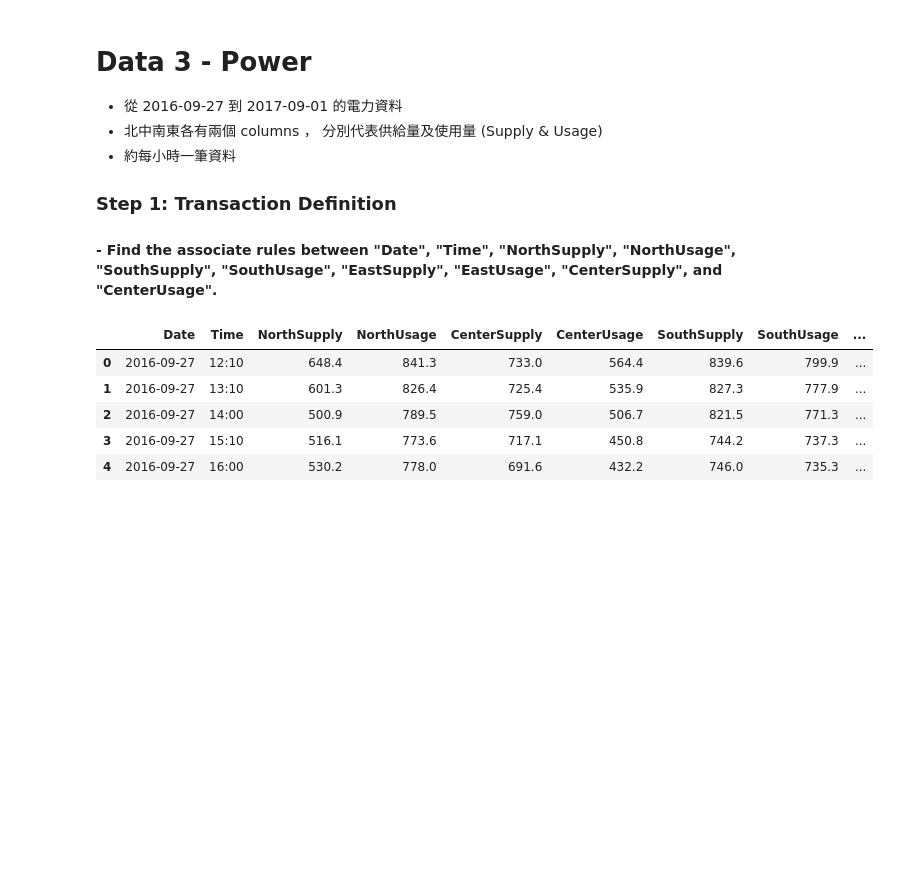
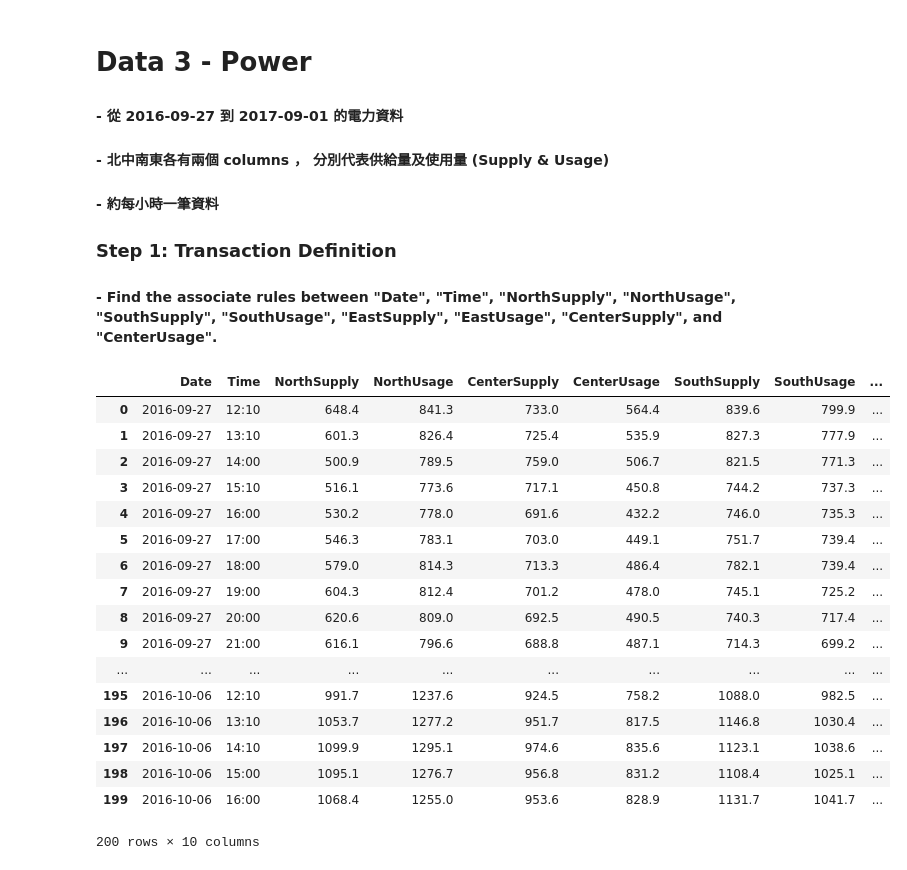
Before and after one commit to Coslate/DataMining_Lab2, a Jupyter notebook: DM106-2_Lab2_Power.ipynb, the cells around one changed output. Cells and saved outputs as stored; diff of their text form; code cells hidden in the pictures; blank space fills up the shorter version.

Commit message:
Update Power 20180406

```diff
--- a/DM106-2_Lab2_Power.ipynb
+++ b/DM106-2_Lab2_Power.ipynb
@@ -1,8 +1,8 @@
 # %% [markdown]
 # Data 3 - Power
-- 從 2016-09-27 到 2017-09-01 的電力資料
-- 北中南東各有兩個 columns ， 分別代表供給量及使用量 (Supply & Usage)
-- 約每小時一筆資料
+#### - 從 2016-09-27 到 2017-09-01 的電力資料
+#### - 北中南東各有兩個 columns ， 分別代表供給量及使用量 (Supply & Usage)
+#### - 約每小時一筆資料
 
 ### Step 1: Transaction Definition
 
@@ -10,22 +10,34 @@
 # %%
 import numpy as np
 import pandas as pd
 import matplotlib.pyplot as plt
 import pprint
 import time
 from sklearn.cluster import KMeans
 from pylab import rcParams
 %matplotlib inline
 
 power = pd.read_csv("power.csv")
-power.head()
+power.head(200)
 # %% [output]
 |  | Date | Time | NorthSupply | NorthUsage | CenterSupply | CenterUsage | SouthSupply | SouthUsage | ... |
 | 0 | 2016-09-27 | 12:10 | 648.4 | 841.3 | 733.0 | 564.4 | 839.6 | 799.9 | ... |
 | 1 | 2016-09-27 | 13:10 | 601.3 | 826.4 | 725.4 | 535.9 | 827.3 | 777.9 | ... |
 | 2 | 2016-09-27 | 14:00 | 500.9 | 789.5 | 759.0 | 506.7 | 821.5 | 771.3 | ... |
 | 3 | 2016-09-27 | 15:10 | 516.1 | 773.6 | 717.1 | 450.8 | 744.2 | 737.3 | ... |
 | 4 | 2016-09-27 | 16:00 | 530.2 | 778.0 | 691.6 | 432.2 | 746.0 | 735.3 | ... |
+| 5 | 2016-09-27 | 17:00 | 546.3 | 783.1 | 703.0 | 449.1 | 751.7 | 739.4 | ... |
+| 6 | 2016-09-27 | 18:00 | 579.0 | 814.3 | 713.3 | 486.4 | 782.1 | 739.4 | ... |
+| 7 | 2016-09-27 | 19:00 | 604.3 | 812.4 | 701.2 | 478.0 | 745.1 | 725.2 | ... |
+| 8 | 2016-09-27 | 20:00 | 620.6 | 809.0 | 692.5 | 490.5 | 740.3 | 717.4 | ... |
+| 9 | 2016-09-27 | 21:00 | 616.1 | 796.6 | 688.8 | 487.1 | 714.3 | 699.2 | ... |
+| ... | ... | ... | ... | ... | ... | ... | ... | ... | ... |
+| 195 | 2016-10-06 | 12:10 | 991.7 | 1237.6 | 924.5 | 758.2 | 1088.0 | 982.5 | ... |
+| 196 | 2016-10-06 | 13:10 | 1053.7 | 1277.2 | 951.7 | 817.5 | 1146.8 | 1030.4 | ... |
+| 197 | 2016-10-06 | 14:10 | 1099.9 | 1295.1 | 974.6 | 835.6 | 1123.1 | 1038.6 | ... |
+| 198 | 2016-10-06 | 15:00 | 1095.1 | 1276.7 | 956.8 | 831.2 | 1108.4 | 1025.1 | ... |
+| 199 | 2016-10-06 | 16:00 | 1068.4 | 1255.0 | 953.6 | 828.9 | 1131.7 | 1041.7 | ... |
+200 rows × 10 columns
 # %%
 power.describe()
 # %% [output]
```
Also changed, not shown: parts of 17 cells of this notebook, 1 other file.
